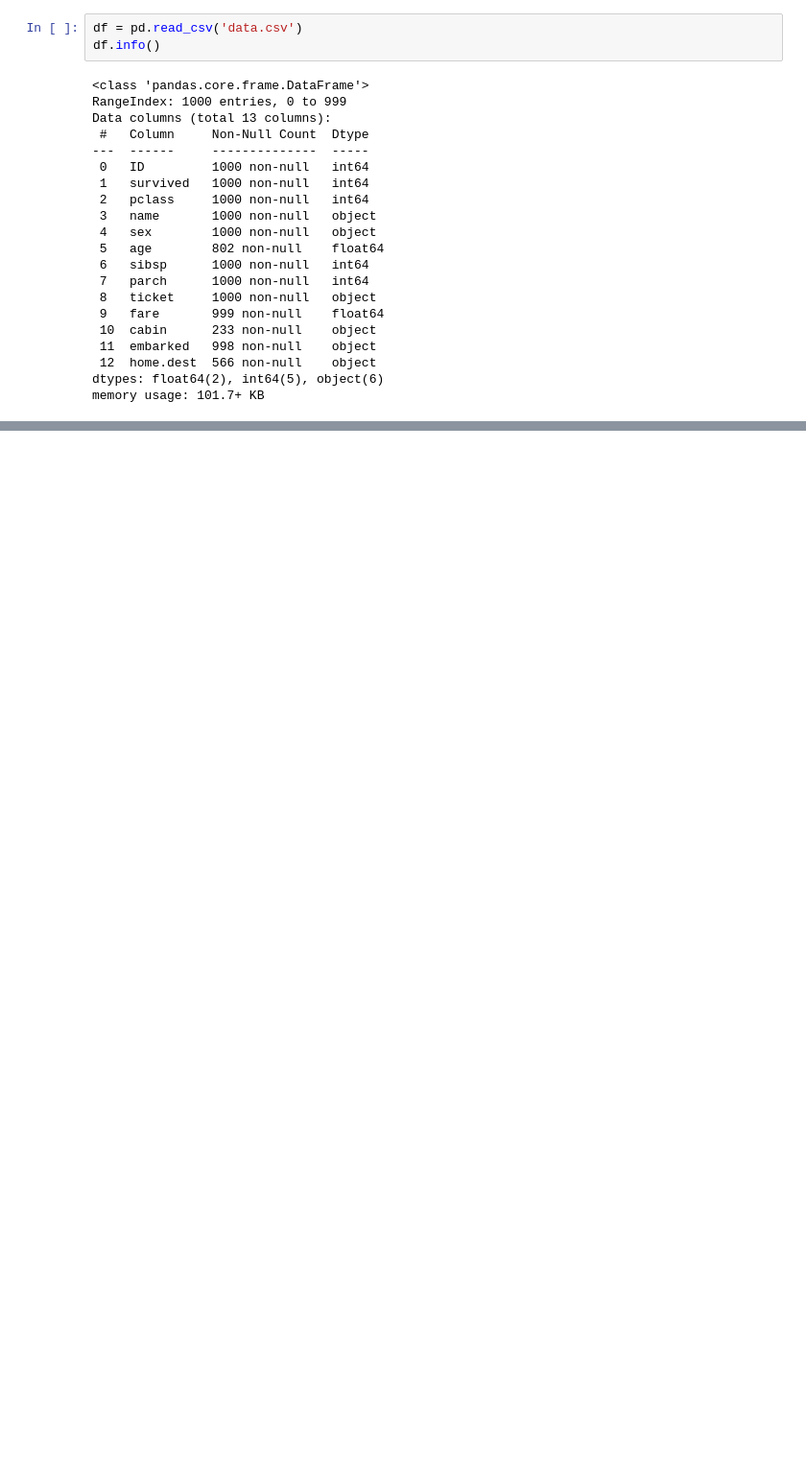
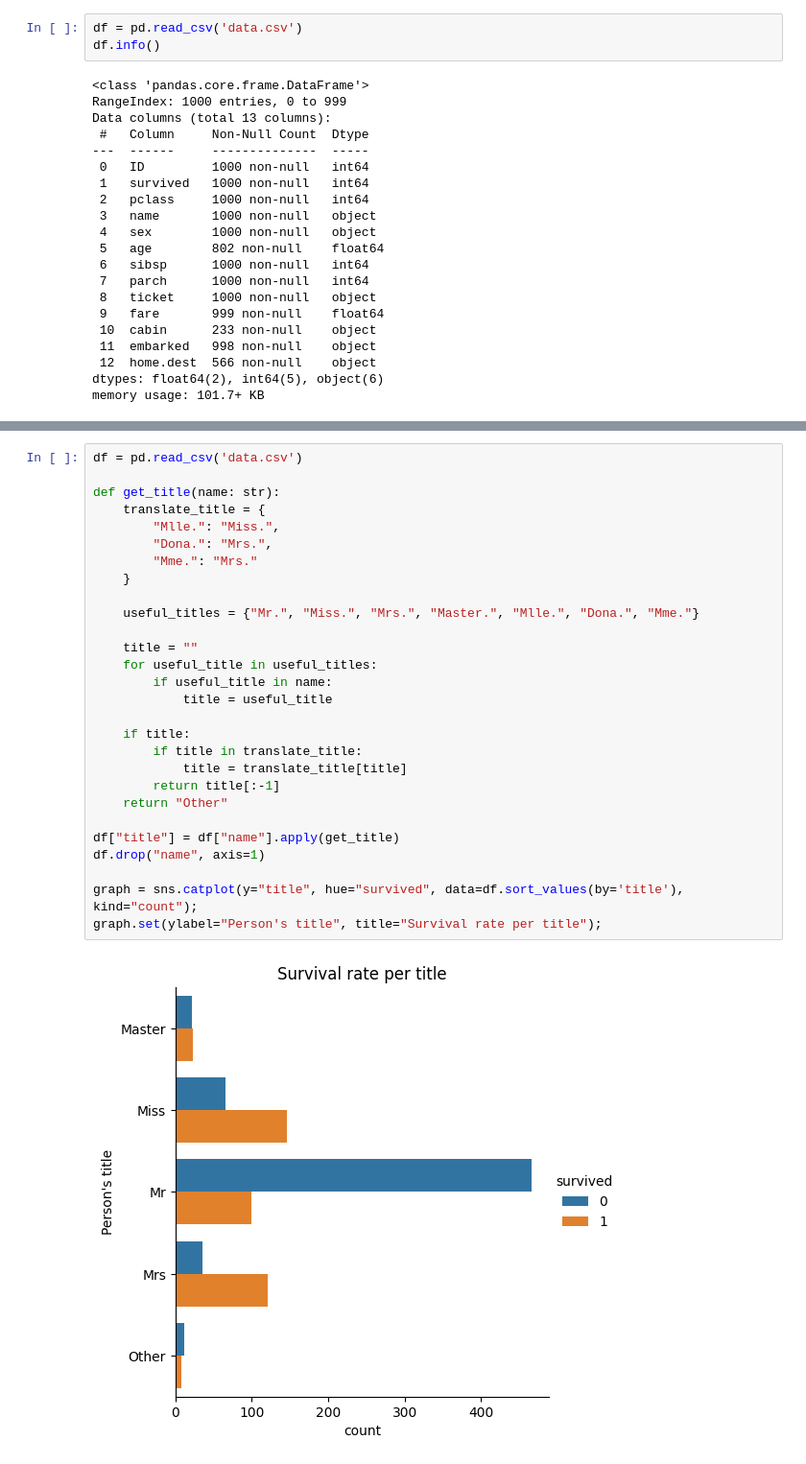
Before and after one commit to rikivols/machine_learning_exercises, a Jupyter notebook: 01/homework_01.ipynb, the cells around one changed output, grey strips where cells are left out. Shown at 96% size. Saved outputs shown, nothing was run; the diff lists cells and outputs as text; blank space fills up the shorter version.

```diff
--- a/01/homework_01.ipynb
+++ b/01/homework_01.ipynb
@@ -202,0 +184,30 @@ Now convert all columns into data that's in a friendly format for machine learni
+# %%
+df = pd.read_csv('data.csv')
+
+def get_title(name: str):
+    translate_title = {
+        "Mlle.": "Miss.",
+        "Dona.": "Mrs.",
+        "Mme.": "Mrs."
+    }
+
+    useful_titles = {"Mr.", "Miss.", "Mrs.", "Master.", "Mlle.", "Dona.", "Mme."}
+
+    title = ""
+    for useful_title in useful_titles:
+        if useful_title in name:
+            title = useful_title
+
+    if title:
+        if title in translate_title:
+            title = translate_title[title]
+        return title[:-1]
+    return "Other"
+
+df["title"] = df["name"].apply(get_title)
+df.drop("name", axis=1)
+
+graph = sns.catplot(y="title", hue="survived", data=df.sort_values(by='title'), kind="count");
+graph.set(ylabel="Person's title", title="Survival rate per title");
+# %% [output]
+[figure, added]
```
Also changed, not shown: parts of 35 cells of this notebook.
